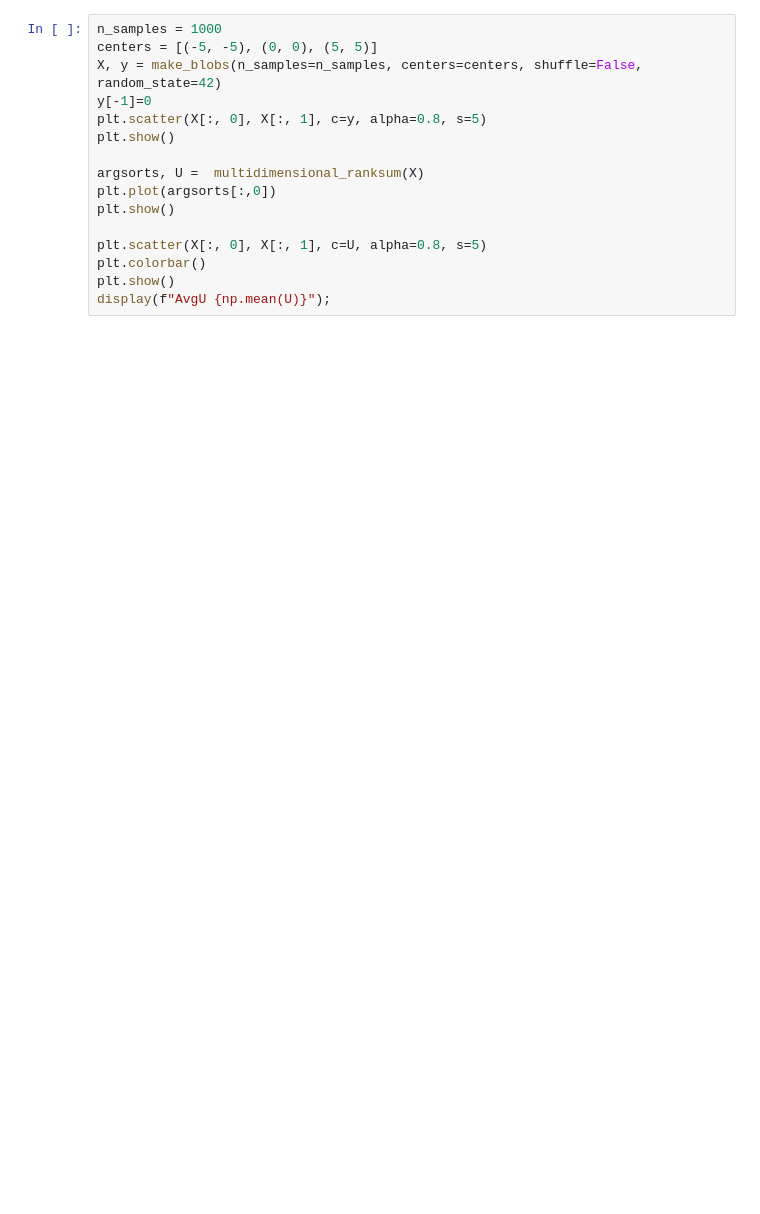
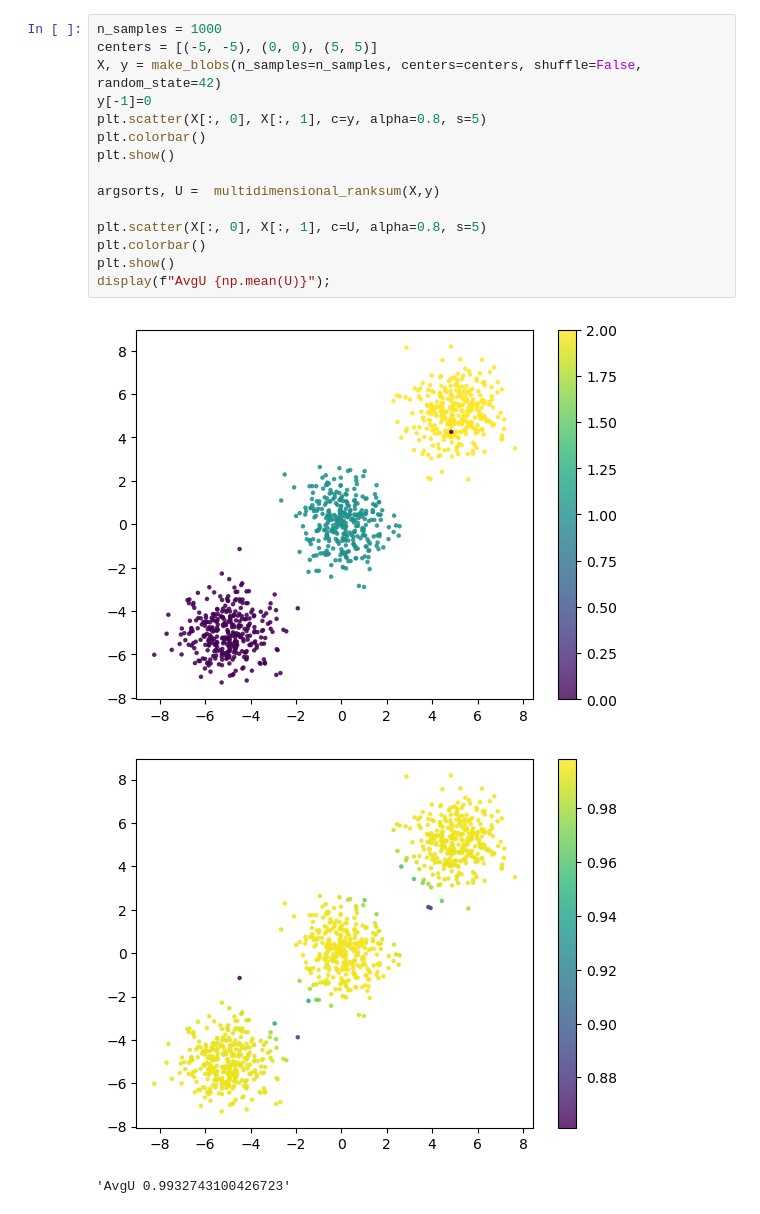
Before and after one commit to habla-liaa/multidimensional-wilcoxon-mann-whitney, a Jupyter notebook: example/Demo.ipynb, the cells around one changed output. Saved outputs shown, nothing was run; the diff lists cells and outputs as text; blank space fills up the shorter version.

```diff
--- a/example/Demo.ipynb
+++ b/example/Demo.ipynb
@@ -17,19 +8,22 @@ import matplotlib.pyplot as plt
 # %%
 n_samples = 1000
 centers = [(-5, -5), (0, 0), (5, 5)]
 X, y = make_blobs(n_samples=n_samples, centers=centers, shuffle=False, random_state=42)
 y[-1]=0
 plt.scatter(X[:, 0], X[:, 1], c=y, alpha=0.8, s=5)
+plt.colorbar()
 plt.show()
 
-argsorts, U =  multidimensional_ranksum(X)
-plt.plot(argsorts[:,0])
-plt.show()
+argsorts, U =  multidimensional_ranksum(X,y)
 
 plt.scatter(X[:, 0], X[:, 1], c=U, alpha=0.8, s=5)
 plt.colorbar()
 plt.show()
 display(f"AvgU {np.mean(U)}");
+# %% [output]
+[figure, added]
+[figure, added]
+'AvgU 0.9932743100426723'
 # %%
 n_samples = 1000
 centers = [(-1,  0), (0, 0), (0, 1)]
```
Also changed, not shown: parts of 3 cells of this notebook, 3 other files.
